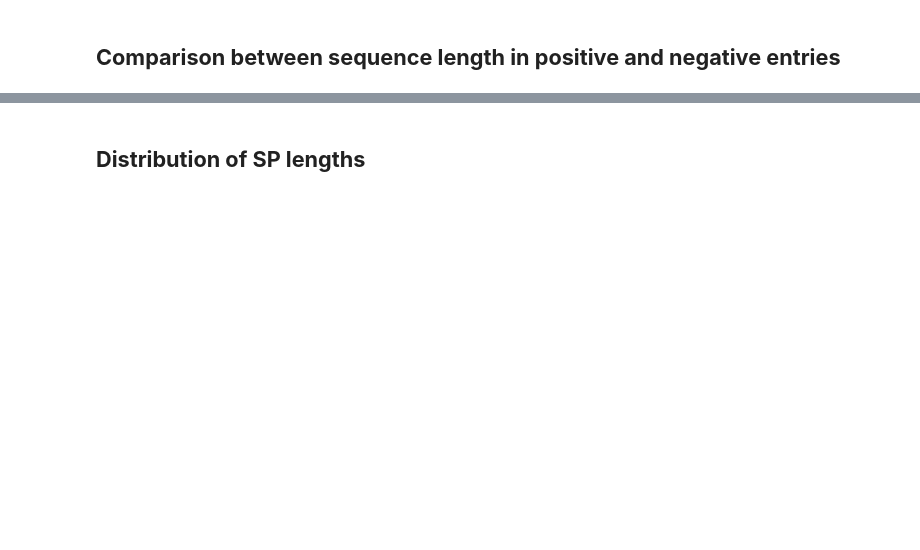
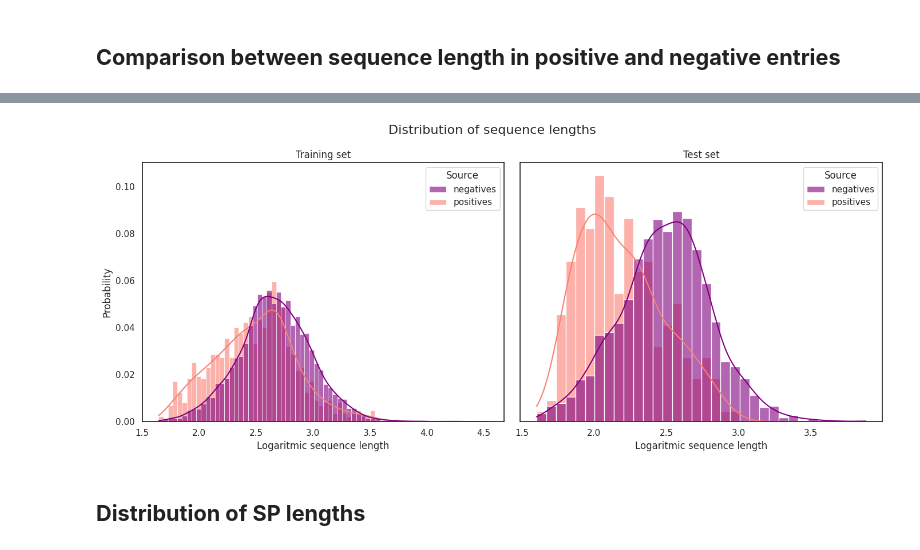
Before and after one commit to Amedeoxa/LAB2_project_group_N11, a Jupyter notebook: data_analysis/3_Data_analysis.ipynb, the cells around one changed output, grey strips where cells are left out. Drawn from its saved outputs; the diff is of its cells as text; code cells hidden in the pictures; blank space fills up the shorter version.

```diff
--- a/data_analysis/3_Data_analysis.ipynb
+++ b/data_analysis/3_Data_analysis.ipynb
@@ -80,3 +69,42 @@ plt.show()
+# %%
+name = 'Sequence_length_histograms.png'
+fig, axes = plt.subplots(1, 2, figsize=(14,6), sharey=True)
+sns.histplot(
+    data=training,
+    x='Log_seq_len',
+    hue='Source',
+    kde=True,
+    stat='probability',
+    common_norm=False,
+    alpha=0.6,
+    ax=axes[0]
+)
+axes[0].set_xlabel("Logaritmic sequence length")
+axes[0].set_ylabel("Probability")
+axes[0].set_title("Training set")
+
+sns.histplot(
+    data=test,
+    x='Log_seq_len',
+    hue='Source',
+    kde=True,
+    stat='probability',
+    common_norm=False,
+    alpha=0.6,
+    ax=axes[1]
+)
+axes[1].set_xlabel("Logaritmic sequence length")
+axes[1].set_ylabel("Probability")
+axes[1].set_title("Test set")
+
+fig.suptitle("Distribution of sequence lengths", fontsize=16)
+
+
+plt.tight_layout()
+plt.savefig(name, dpi=500, format='png')
+plt.show()
+# %% [output]
+[figure, added]
 # %% [markdown]
 ## **Distribution of SP lengths**
 # %%
```
Also changed, not shown: parts of 19 cells of this notebook.
